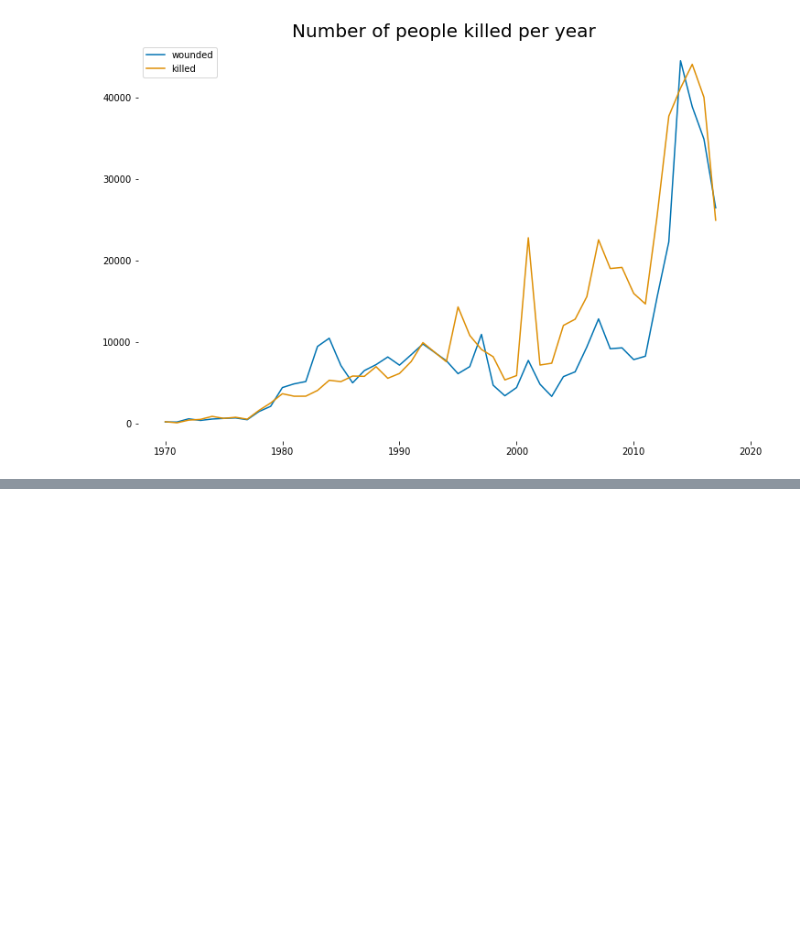
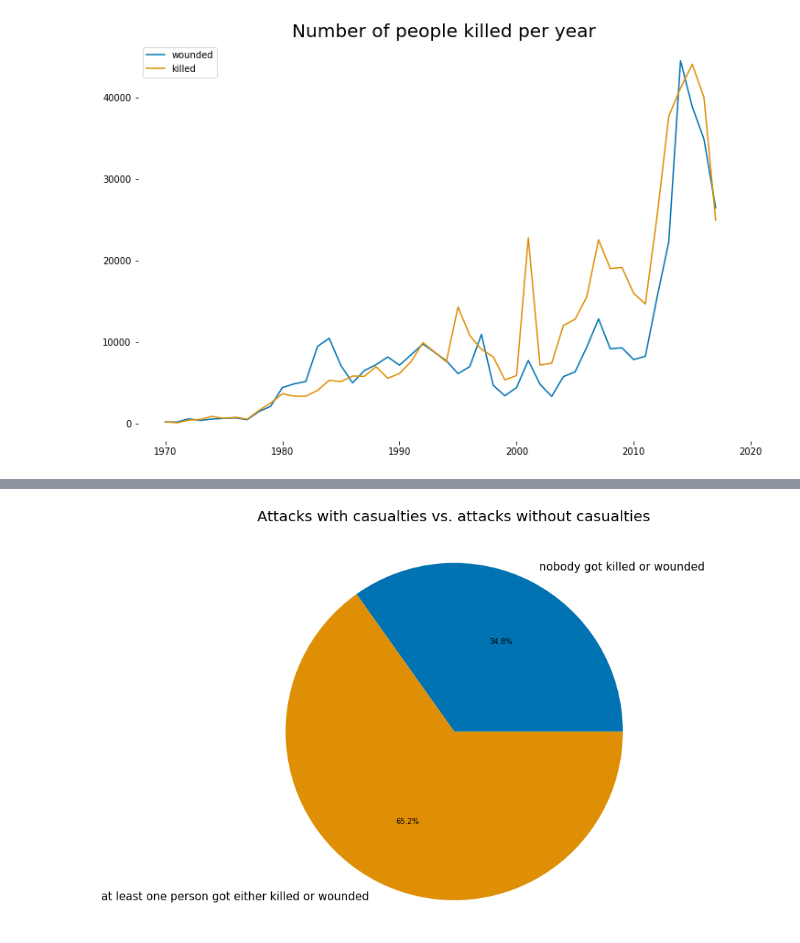
Before and after one commit to FlorianBleichenbacher/FlorianJamesBleichenbacher, a Jupyter notebook: terrorism_storytelling.ipynb, the cells around one changed output, grey strips where cells are left out. Cells and saved outputs as stored; diff of their text form; code cells hidden in the pictures; blank space fills up the shorter version.

```diff
--- a/terrorism_storytelling.ipynb
+++ b/terrorism_storytelling.ipynb
@@ -90,0 +142,2 @@ line_plot(number_region, 'Number of terrorist attacks per year/region','df', num
+# %%
+no_casualties =len(terrorism[(terrorism['nkill'] == 0) & (terrorism['nwound'] == 0)])/len(terrorism)
@@ -90,0 +148,4 @@ line_plot(number_region, 'Number of terrorist attacks per year/region','df', num
+# %%
+pie((no_casualties,1-no_casualties), 'Attacks with casualties vs. attacks without casualties',['nobody got killed or wounded', 'at least one person got either killed or wounded'])
+# %% [output]
+[figure, added]
```
Also changed, not shown: parts of 57 cells of this notebook.
